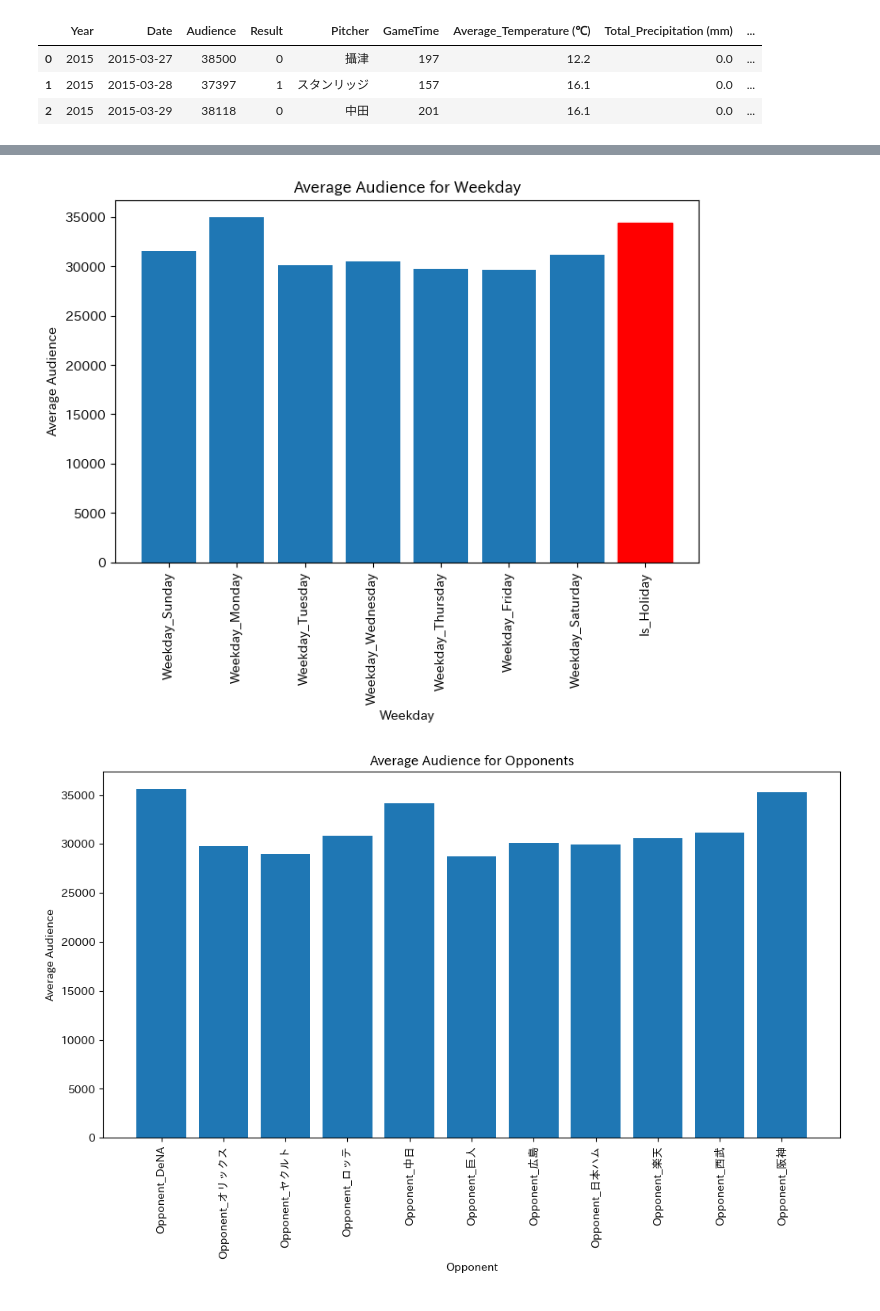
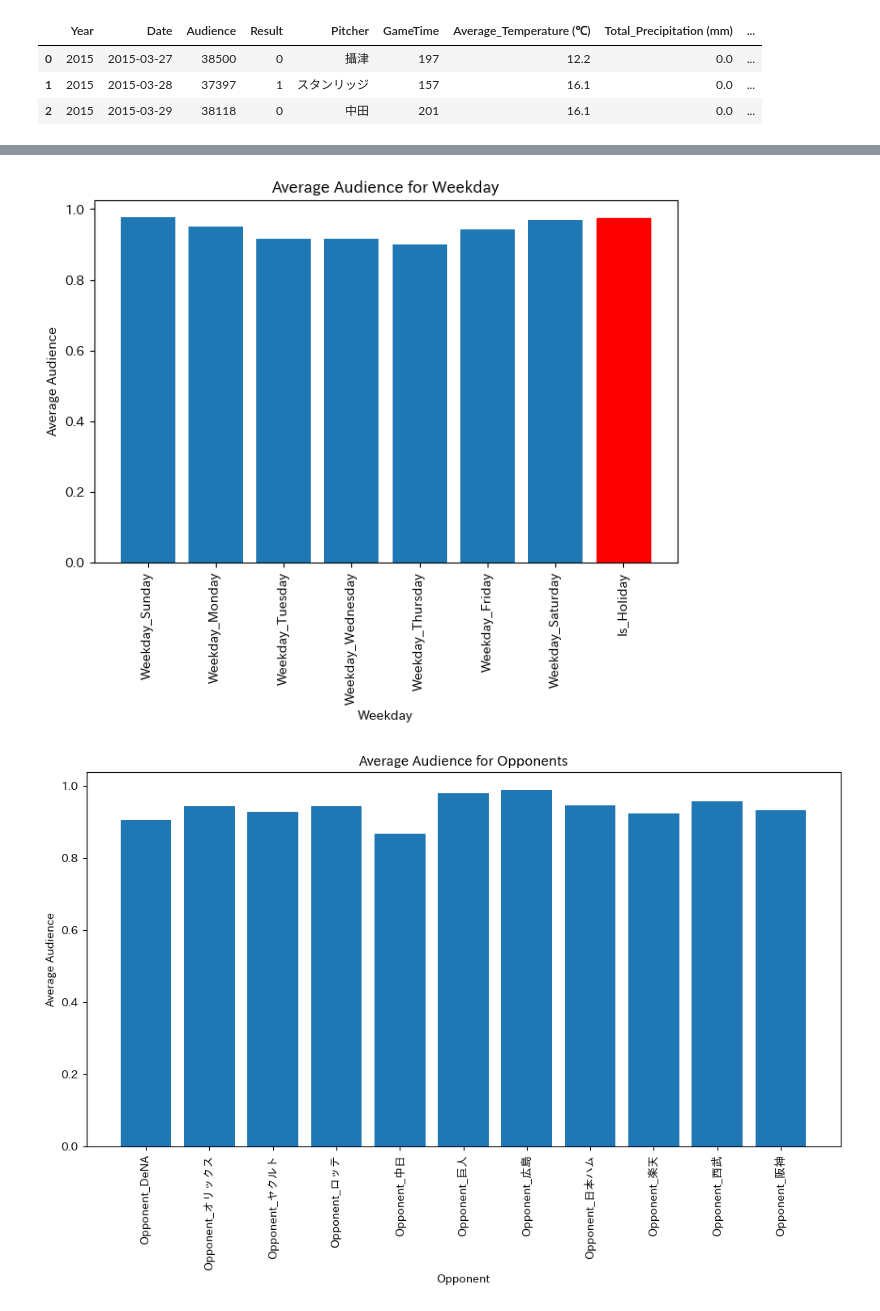
Before and after one commit to Doi-Ryota/NumberOfSpectatorsPrediction, a Jupyter notebook: notebook/04_exploratory_analysis.ipynb, the cells around one changed output, grey strips where cells are left out. Drawn from its saved outputs; the diff is of its cells as text; code cells hidden in the pictures.

```diff
--- a/notebook/04_exploratory_analysis.ipynb
+++ b/notebook/04_exploratory_analysis.ipynb
@@ -7,6 +11,7 @@ import matplotlib.dates as mdates
 pd.set_option("display.max_columns",None)
 # %%
 df = pd.read_csv(r"..\data\df_featured.csv")
+df = df[~(df["Year"].isin([2020,2021,2022]))]
 df.head(3)
 # %% [output]
 |  | Year | Date | Audience | Result | Pitcher | GameTime | Average_Temperature (℃) | Total_Precipitation (mm) | ... |
@@ -114,7 +119,7 @@ weekday_columns = [
 
 # 各コラムに対して1の観客数の平均値を計算
 weekdayt_means = {
-    col: df.loc[df[col] == 1, 'Audience'].mean() for col in weekday_columns
+    col: df.loc[df[col] == 1, 'occupancy'].mean() for col in weekday_columns
 }
 
 # 平均値を棒グラフで可視化
@@ -138,23 +143,23 @@ plt.xticks(rotation=90)
 
 plt.show()
 # %% [output]
-[figure, old version]
+[figure, new version]
 # %%
 # 7. 対戦相手ごとの観客数
 plt.figure(figsize=(12, 6))
 opponent_columns = [col for col in df.columns if col.startswith('Opponent_')]
 
 # 各コラムに対して1の観客数の平均値を計算
 opponent_means = {
-    col: df.loc[df[col] == 1, 'Audience'].mean() for col in opponent_columns
+    col: df.loc[df[col] == 1, 'occupancy'].mean() for col in opponent_columns
 }
 
 # 平均値を棒グラフで可視化
 plt.bar(opponent_means.keys(), opponent_means.values())
 plt.title('Average Audience for Opponents')
 plt.xlabel('Opponent')
 plt.ylabel('Average Audience')
 plt.xticks(rotation=90)
 plt.show()
 # %% [output]
-[figure, old version]
+[figure, new version]
```
Also changed, not shown: parts of 7 cells of this notebook, 1 other file.
